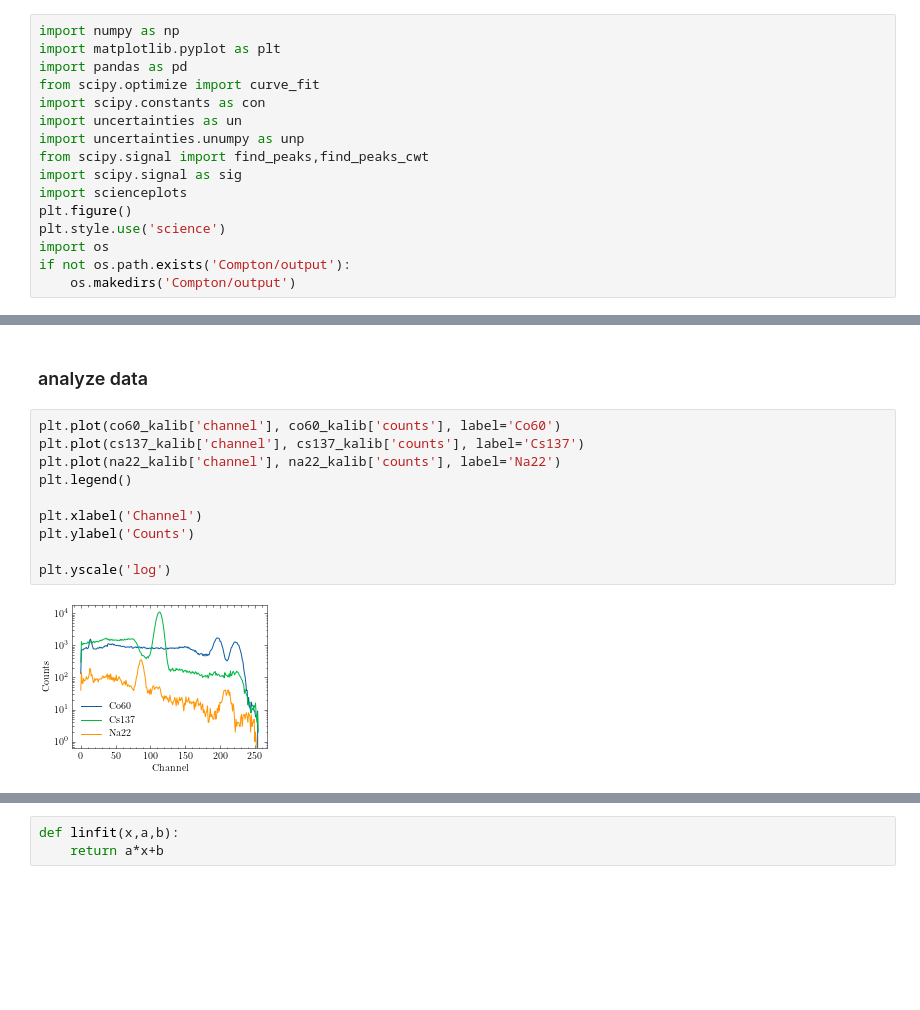
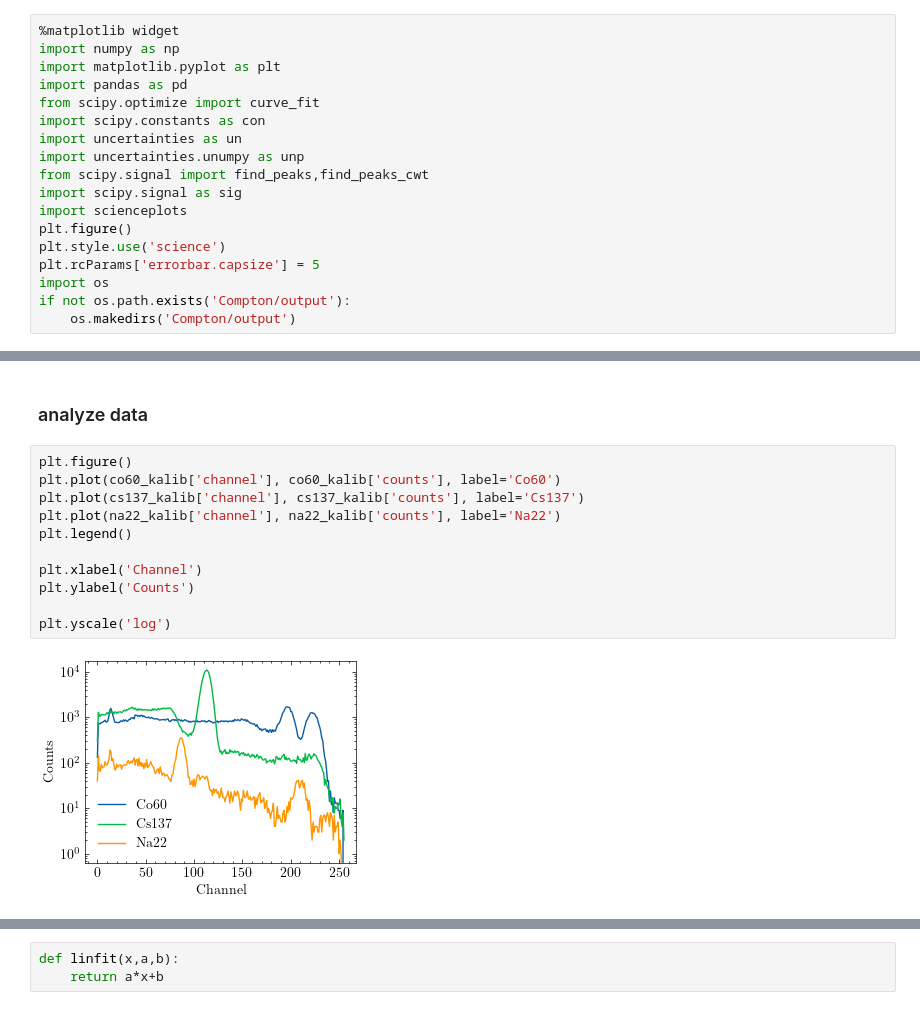
Before and after one commit to emhl/FP1, a Jupyter notebook: Compton.ipynb, the cells around one changed output, grey strips where cells are left out. Drawn from its saved outputs; the diff is of its cells as text; blank space fills up the shorter version.

```diff
--- a/Compton.ipynb
+++ b/Compton.ipynb
@@ -3,6 +3,7 @@
 # %% [markdown]
 ## initial imports
 # %%
+%matplotlib widget
 import numpy as np
 import matplotlib.pyplot as plt
 import pandas as pd
@@ -15,6 +16,7 @@ import scipy.signal as sig
 import scienceplots
 plt.figure()
 plt.style.use('science')
+plt.rcParams['errorbar.capsize'] = 5
 import os
 if not os.path.exists('Compton/output'):
     os.makedirs('Compton/output')
@@ -76,16 +78,17 @@ co60_kalib
 # %% [markdown]
 ### analyze data
 # %%
+plt.figure()
 plt.plot(co60_kalib['channel'], co60_kalib['counts'], label='Co60')
 plt.plot(cs137_kalib['channel'], cs137_kalib['counts'], label='Cs137')
 plt.plot(na22_kalib['channel'], na22_kalib['counts'], label='Na22')
 plt.legend()
 
 plt.xlabel('Channel')
 plt.ylabel('Counts')
 
 plt.yscale('log')
 # %% [output]
-[figure, old version]
+[figure, new version]
 # %%
 x,y= co60_kalib['channel'], co60_kalib['counts']
```
Also changed, not shown: parts of 10 cells of this notebook.
